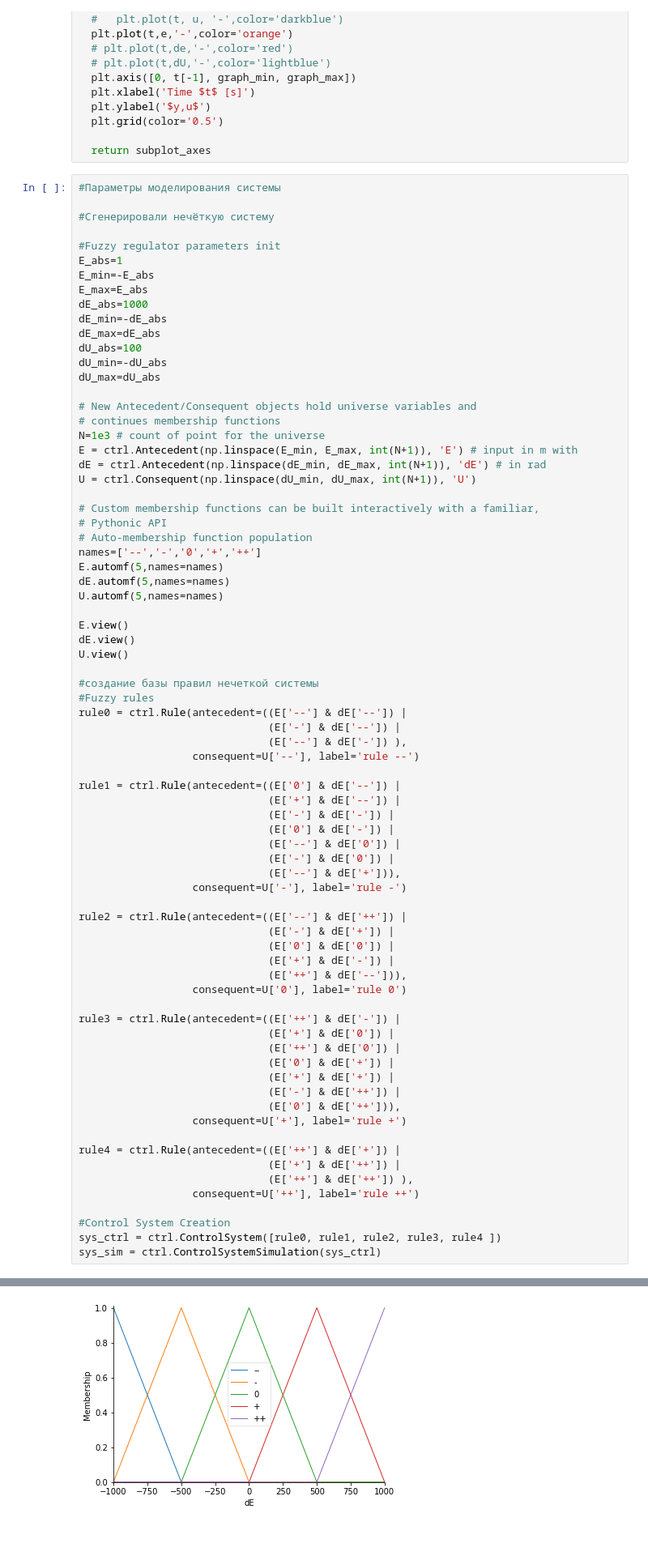
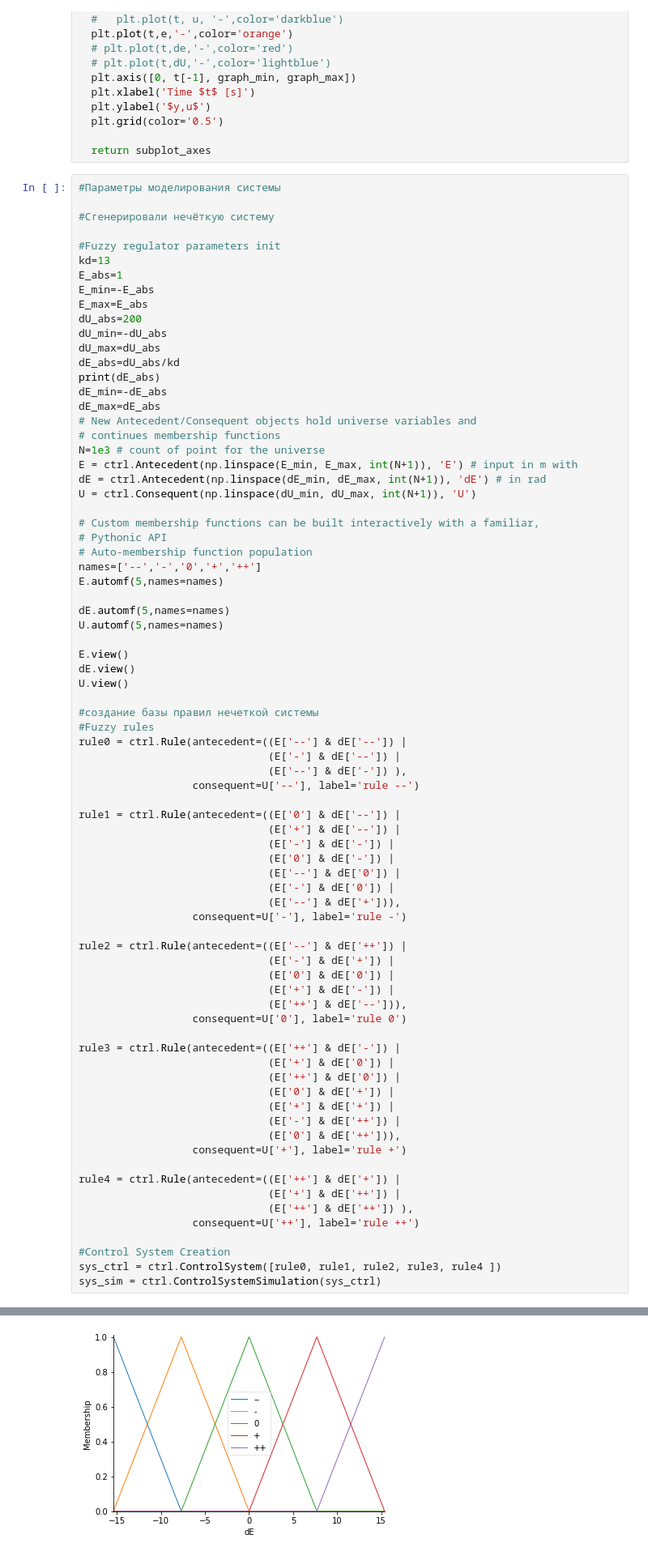
Before and after one commit to dvogureckiy99/Distributed_control_system, a Jupyter notebook: lab4.ipynb, the cells around one changed output, grey strips where cells are left out. Shown at 81% size. Cells and saved outputs as stored; diff of their text form.

```diff
--- a/lab4.ipynb
+++ b/lab4.ipynb
@@ -108,16 +108,17 @@ def system_dynamic_plot(sys, t, y, u,e,de,du, t_start_input=0, y_ref=0, linetype
 #Сгенерировали нечёткую систему
 
 #Fuzzy regulator parameters init
+kd=13
 E_abs=1
 E_min=-E_abs
 E_max=E_abs
-dE_abs=1000
+dU_abs=200
+dU_min=-dU_abs
+dU_max=dU_abs
+dE_abs=dU_abs/kd
+print(dE_abs)
 dE_min=-dE_abs
 dE_max=dE_abs
-dU_abs=100
-dU_min=-dU_abs
-dU_max=dU_abs
-
 # New Antecedent/Consequent objects hold universe variables and
 # continues membership functions
 N=1e3 # count of point for the universe
@@ -130,6 +131,7 @@ U = ctrl.Consequent(np.linspace(dU_min, dU_max, int(N+1)), 'U')
 # Auto-membership function population
 names=['--','-','0','+','++']
 E.automf(5,names=names)
+
 dE.automf(5,names=names)
 U.automf(5,names=names)
 
@@ -181,2 +184,2 @@ sys_sim = ctrl.ControlSystemSimulation(sys_ctrl)
 [figure]
-[figure, old version]
+[figure, new version]
```
Also changed, not shown: parts of 6 cells of this notebook.
